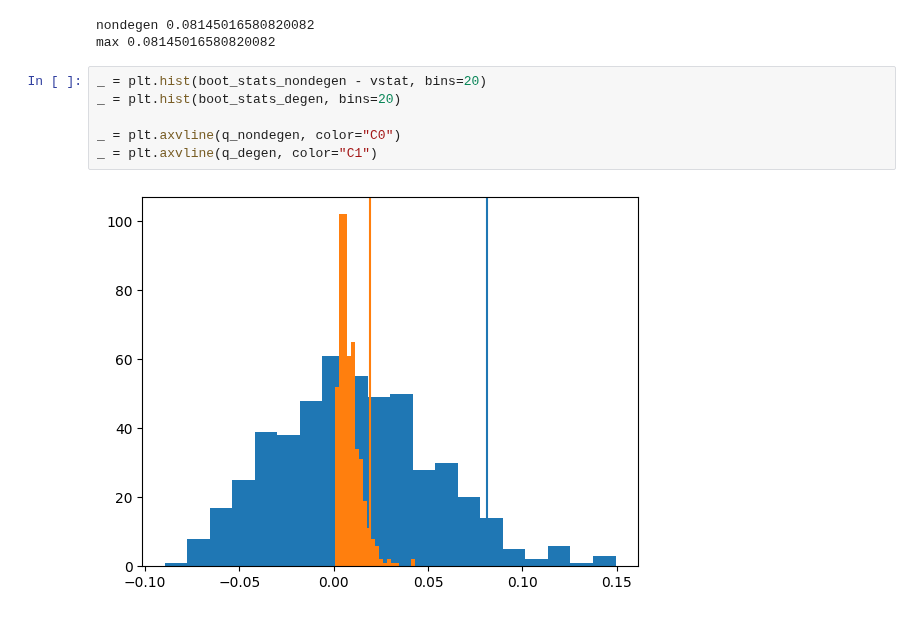
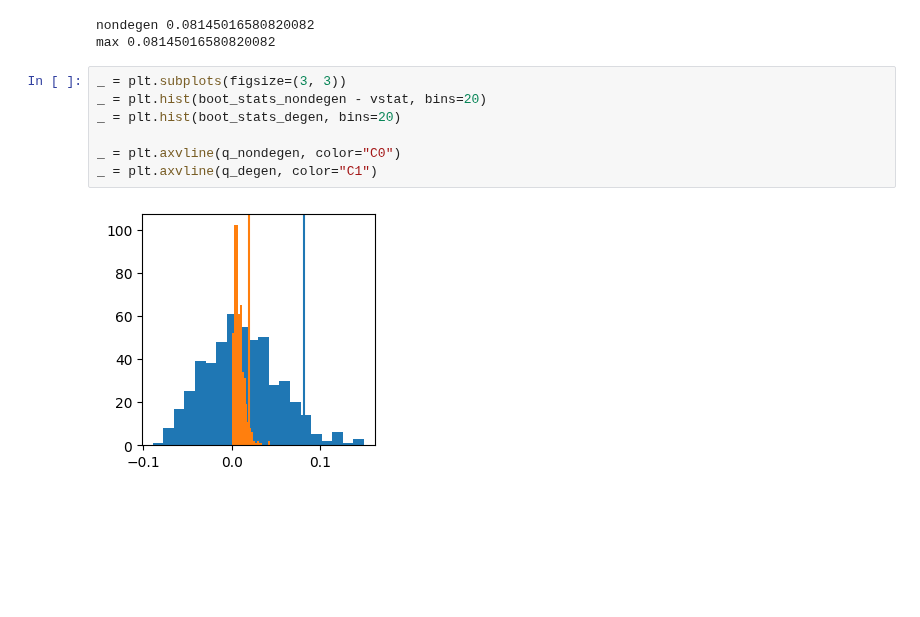
Before and after one commit to XingLLiu/robust-kernel-test, a Jupyter notebook: notebooks/KSD_robust.ipynb, the cells around one changed output. Cells and saved outputs as stored; diff of their text form; blank space fills up the shorter version.

```diff
--- a/notebooks/KSD_robust.ipynb
+++ b/notebooks/KSD_robust.ipynb
@@ -948,10 +948,11 @@ print("max", np.max([q_nondegen, q_degen]))
 nondegen 0.08145016580820082
 max 0.08145016580820082
 # %%
+_ = plt.subplots(figsize=(3, 3))
 _ = plt.hist(boot_stats_nondegen - vstat, bins=20)
 _ = plt.hist(boot_stats_degen, bins=20)
 
 _ = plt.axvline(q_nondegen, color="C0")
 _ = plt.axvline(q_degen, color="C1")
 # %% [output]
-[figure, old version]
+[figure, new version]
```
Also changed, not shown: 16 other files.
